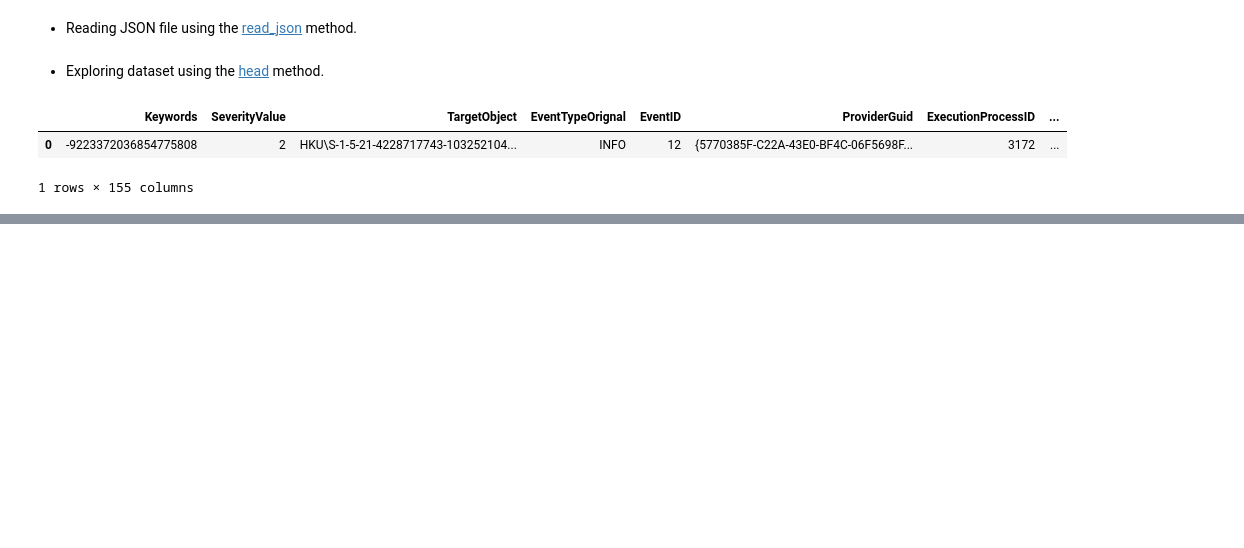
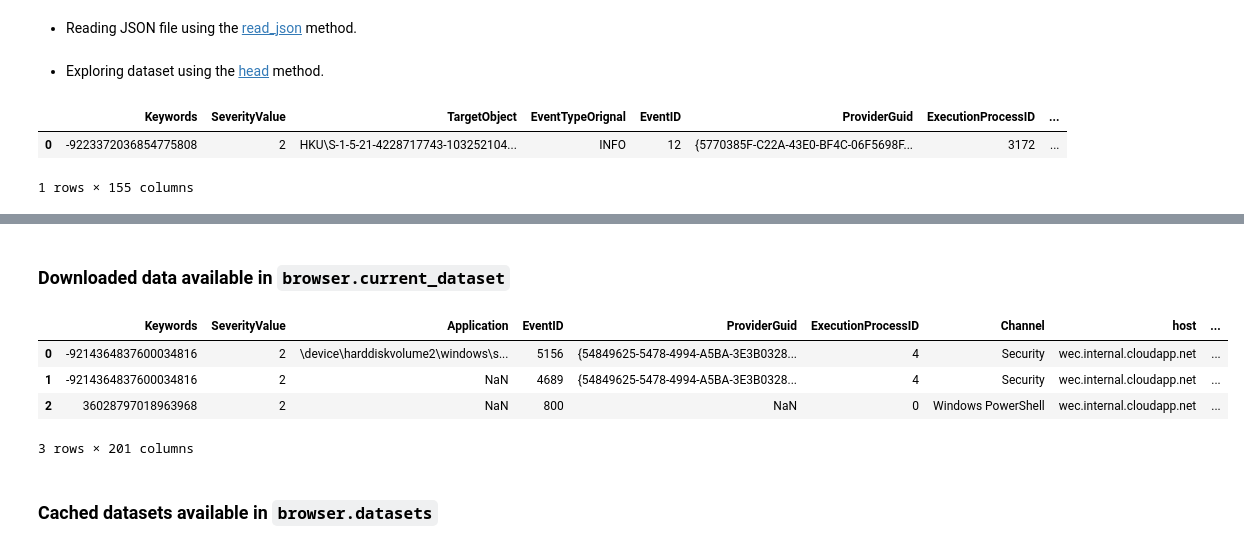
Before and after one commit to OTRF/infosec-jupyterthon, a Jupyter notebook: docs/workshops/2021/notebooks_for_secutity_operations/day1/day-1_part-2_acquiring_data.ipynb, the cells around one changed output, grey strips where cells are left out. Cells and saved outputs as stored; diff of their text form; code cells hidden in the pictures; blank space fills up the shorter version.

```diff
--- a/docs/workshops/2021/notebooks_for_secutity_operations/day1/day-1_part-2_acquiring_data.ipynb
+++ b/docs/workshops/2021/notebooks_for_secutity_operations/day1/day-1_part-2_acquiring_data.ipynb
@@ -128,0 +265,12 @@ dataset.head(n=1)
+# %% [markdown]
+### Downloaded data available in `browser.current_dataset`
+# %%
+m_browser.current_dataset.head(3)
+# %% [output]
+|  | Keywords | SeverityValue | Application | EventID | ProviderGuid | ExecutionProcessID | Channel | host | ... |
+| 0 | -9214364837600034816 | 2 | \device\harddiskvolume2\windows\s... | 5156 | {54849625-5478-4994-A5BA-3E3B0328... | 4 | Security | wec.internal.cloudapp.net | ... |
+| 1 | -9214364837600034816 | 2 | NaN | 4689 | {54849625-5478-4994-A5BA-3E3B0328... | 4 | Security | wec.internal.cloudapp.net | ... |
+| 2 | 36028797018963968 | 2 | NaN | 800 | NaN | 0 | Windows PowerShell | wec.internal.cloudapp.net | ... |
+3 rows × 201 columns
+# %% [markdown]
+### Cached datasets available in `browser.datasets`
```
Also changed, not shown: parts of 19 cells of this notebook.
